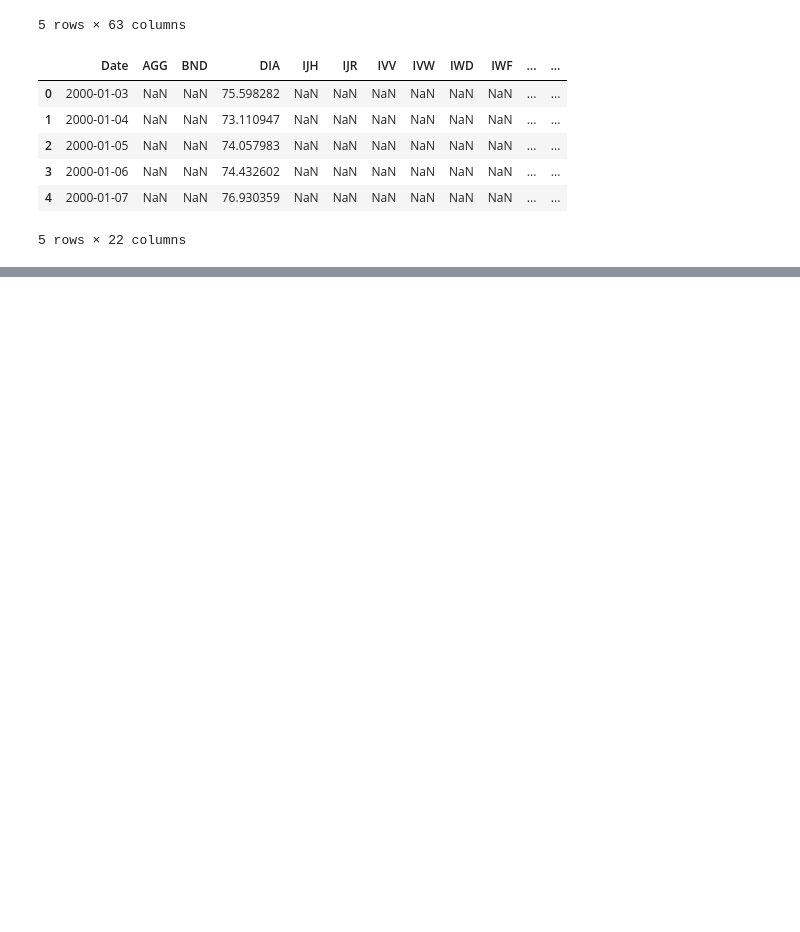
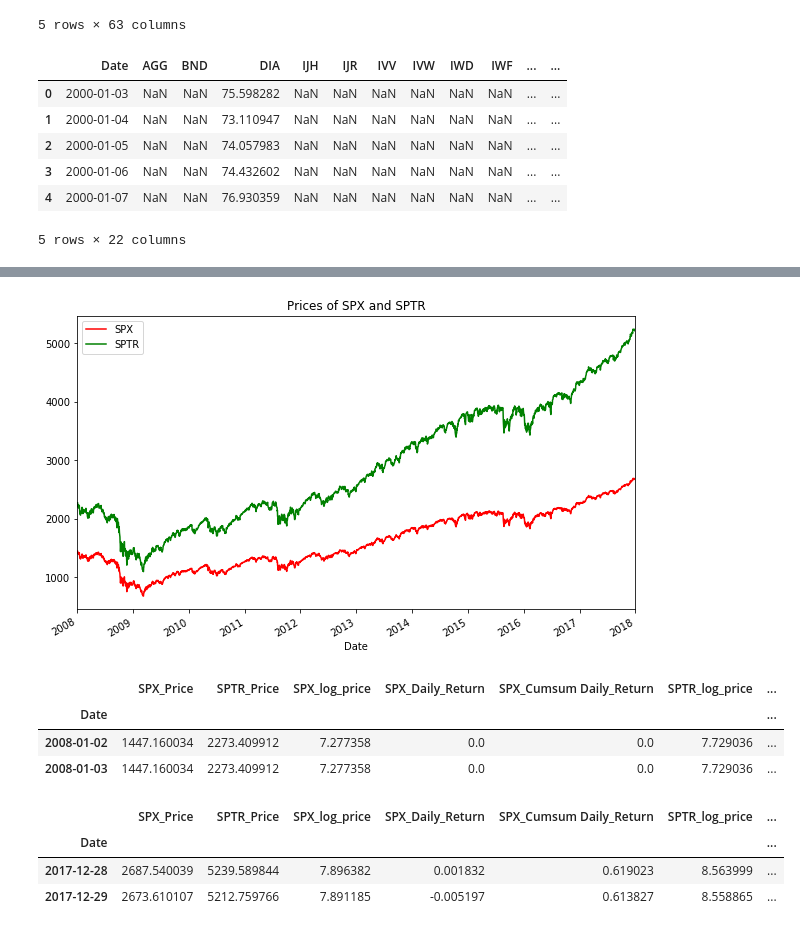
Before and after one commit to IceCreammm/MRP, a Jupyter notebook: Financial_Data_Analysis_office.ipynb, the cells around one changed output, grey strips where cells are left out. Saved outputs shown, nothing was run; the diff lists cells and outputs as text; code cells hidden in the pictures; blank space fills up the shorter version.

```diff
--- a/Financial_Data_Analysis_office.ipynb
+++ b/Financial_Data_Analysis_office.ipynb
@@ -99,0 +168,24 @@ plt.show()
+# %%
+
+SPX_SPTR_price['SPX_Price'].plot(kind='line',figsize=(10,6),label = 'SPX',style='r-')
+SPX_SPTR_price['SPTR_Price'].plot(kind='line',figsize=(10,6),label = 'SPTR',style='g-')
+plt.legend(loc='upper left')
+plt.xticks(pd.date_range('2008-1-01', '2018-01-01',freq='AS'))
+plt.title('Prices of SPX and SPTR')
+plt.show()
+# %% [output]
+[figure, added]
+# %%
+SPX_SPTR_price.head(2)
+# %% [output]
+|  | SPX_Price | SPTR_Price | SPX_log_price | SPX_Daily_Return | SPX_Cumsum Daily_Return | SPTR_log_price | ... |
+| Date |  |  |  |  |  |  | ... |
+| 2008-01-02 | 1447.160034 | 2273.409912 | 7.277358 | 0.0 | 0.0 | 7.729036 | ... |
+| 2008-01-03 | 1447.160034 | 2273.409912 | 7.277358 | 0.0 | 0.0 | 7.729036 | ... |
+# %%
+SPX_SPTR_price.tail(2)
+# %% [output]
+|  | SPX_Price | SPTR_Price | SPX_log_price | SPX_Daily_Return | SPX_Cumsum Daily_Return | SPTR_log_price | ... |
+| Date |  |  |  |  |  |  | ... |
+| 2017-12-28 | 2687.540039 | 5239.589844 | 7.896382 | 0.001832 | 0.619023 | 8.563999 | ... |
+| 2017-12-29 | 2673.610107 | 5212.759766 | 7.891185 | -0.005197 | 0.613827 | 8.558865 | ... |
```
Also changed, not shown: parts of 17 cells of this notebook, 6 other files.
